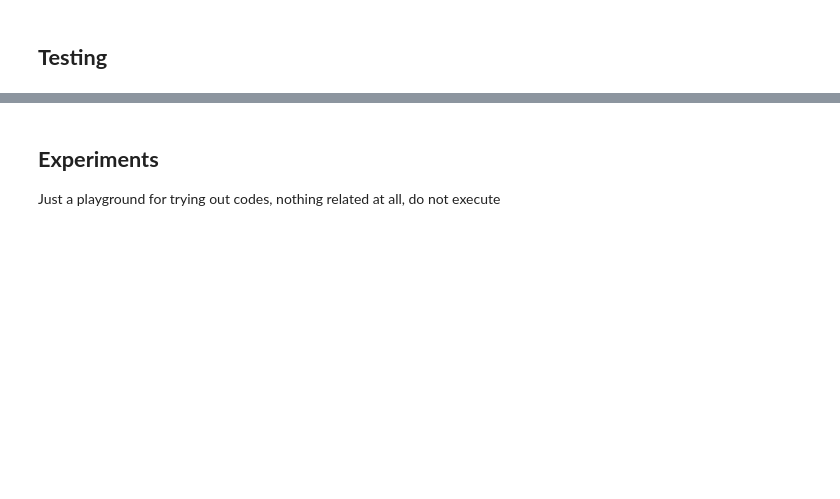
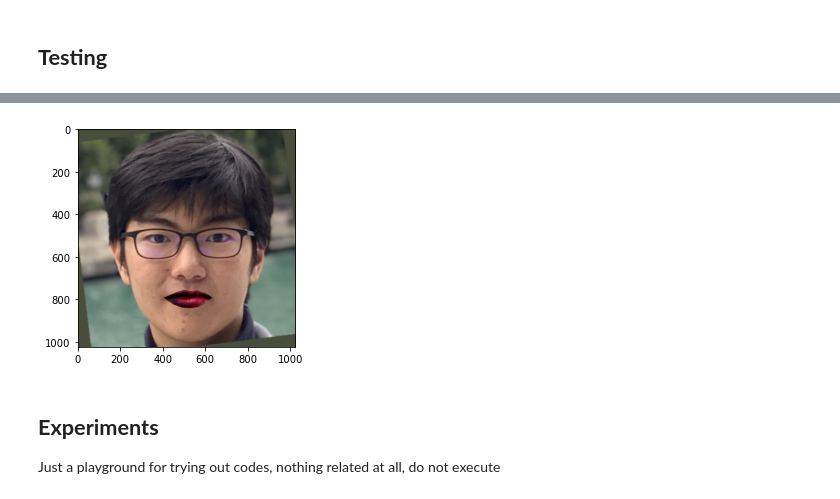
Before and after one commit to comtalyst/generative-facial-cosmetics, a Jupyter notebook: finalization/main.ipynb, the cells around one changed output, grey strips where cells are left out. Cells and saved outputs as stored; diff of their text form; code cells hidden in the pictures; blank space fills up the shorter version.

```diff
--- a/finalization/main.ipynb
+++ b/finalization/main.ipynb
@@ -101,6 +217,8 @@ print("Visual loss: " + str(float(tf.keras.losses.MSE(tf.keras.backend.flatten(r
 # %%
 ## Replacement
-new_img = replace_lips(regenerated.numpy(), p_data, img_full=cv2.resize(img, dsize=(90, 90), interpolation=cv2.INTER_CUBIC))
+new_img = replace_lips(regenerated_mix.numpy(), p_data, img_full=img)
+# %% [output]
+[figure, added]
 # %% [markdown]
 ## **Experiments**
 Just a playground for trying out codes, nothing related at all, do not execute
```
Also changed, not shown: parts of 14 cells of this notebook.
